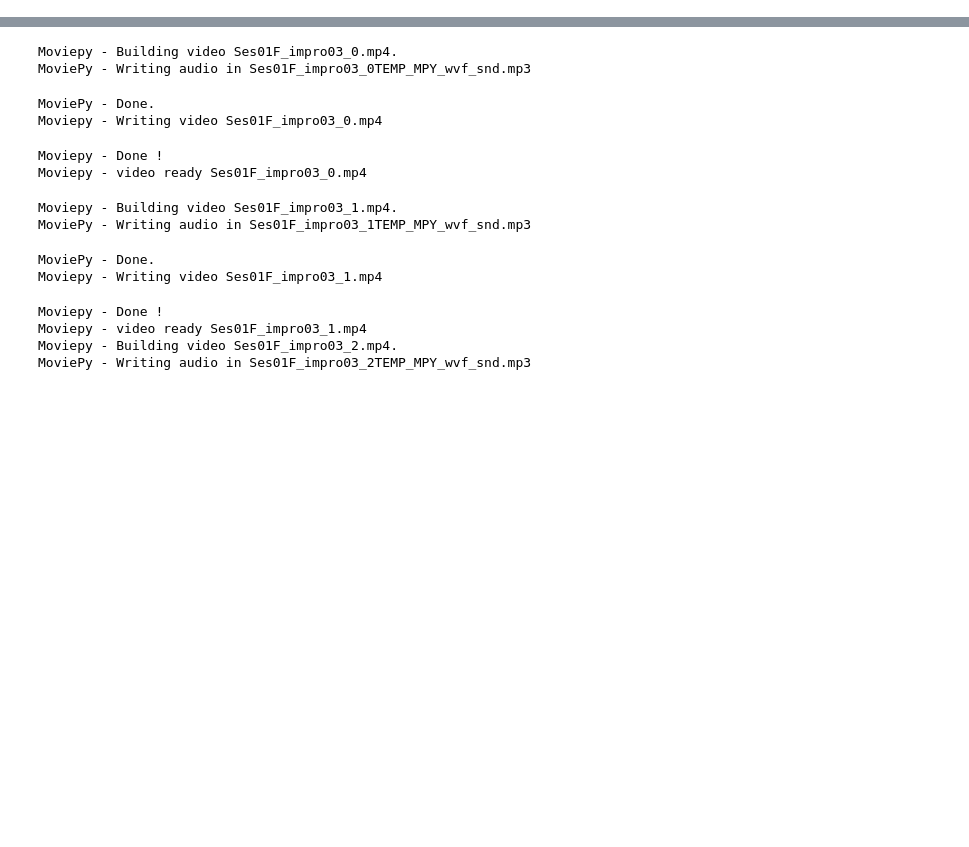
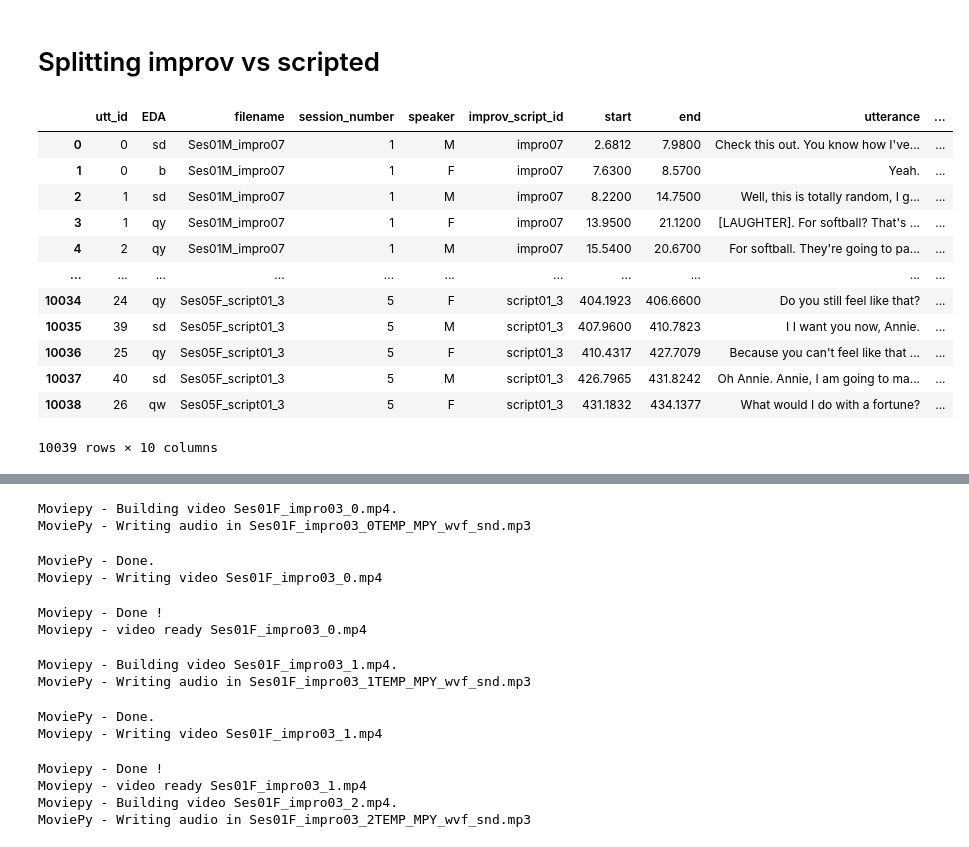
Before and after one commit to interaction-lab/multimodal-scripted-vs-improvised, a Jupyter notebook: iemocap_dataset_processing.ipynb, the cells around one changed output, grey strips where cells are left out. Cells and saved outputs as stored; diff of their text form; code cells hidden in the pictures; blank space fills up the shorter version.

Commit message:
Training code and splitting data

```diff
--- a/iemocap_dataset_processing.ipynb
+++ b/iemocap_dataset_processing.ipynb
@@ -0,0 +1,78 @@
+# %% [markdown]
+# Splitting improv vs scripted
+# %%
+import re
+import os
+import pandas as pd
+import numpy as np
+from transformers import AutoTokenizer
+from transformers import DataCollatorWithPadding
+from transformers import AutoModelForSequenceClassification, TrainingArguments, Trainer
+import evaluate
+from collections import Counter
+from sklearn.model_selection import train_test_split
+
+
+# 1. Access the corresponding .txt, .wav, and .avi files for each EDA label
+# Extract the conversation filename and speaker informationfrom the dataset
+eda_df = pd.read_csv("eda_iemocap_no_utts_dataset.csv")
+eda_df = eda_df[["speaker", "utt_id", "EDA"]]
+filename_ids = []
+speaker_M_F = []
+session_numbers = []
+for i, row in eda_df.iterrows():
+    match = re.search(r"b'(Ses(\d+)[MF]_.+\d+.*)_([MF])", row["speaker"])
+    filename_ids.append(match.group(1))
+    session_numbers.append(int(match.group(2)))
+    speaker_M_F.append(match.group(3))
+eda_df = eda_df.drop(columns=["speaker"])
+eda_df["filename"] = filename_ids
+eda_df["filename"] = eda_df["filename"].astype(str)
+eda_df["session_number"] = session_numbers
+eda_df["session_number"] = eda_df["session_number"].astype(int)
+eda_df["speaker"] = speaker_M_F
+eda_df["speaker"] = eda_df["speaker"].astype(str)
+eda_df["utt_id"] = eda_df["utt_id"].astype(int)
+# Access transcipt files based on filename
+utt_df = []
+root_dir = "IEMOCAP_full_release/"
+for i in range(1, 6):
+    directory = os.path.join(root_dir, f"Session{i}/dialog/transcriptions/")
+    for entry in os.scandir(directory):
+        if entry.is_file() and entry.path.endswith(".txt"):  # check if it's a file
+            try:
+                with open(entry.path, "r") as file:
+                    filename = entry.path.split("/")[-1][:-4]
+                    lines = file.readlines()
+                    for order, line in enumerate(lines):
+                        speaker_info, utterance = line.split(":")[0], line.split(":")[1]
+                        pattern = r"(F|M)(\d+)\s\[(\d+\.\d+)-(\d+\.\d+)\]"
+                        match = re.search(pattern, speaker_info)
+                        if match is None:
+                            continue
+                        speaker_f_m = match.group(1)
+                        utt_id = match.group(2)
+                        start = match.group(3)
+                        end = match.group(4)
+                        utt_df.append({"utt_id": int(utt_id), "filename": str(filename), "improv_script_id": str(filename[7:]), "start": float(start), "end": float(end), "speaker": str(speaker_f_m.strip()), "utterance": utterance.strip(), "session_number": int(i), "original_order": order})
+            except:
+                #print(entry.path) # these are meta files with ._ prepended to text file name
+                continue
+utt_df = pd.DataFrame(utt_df)
+# Combine the EDA and utterances together
+final_df = pd.merge(eda_df, utt_df, on=["utt_id", "session_number", "filename", "speaker"])
+final_df
+# %% [output]
+|  | utt_id | EDA | filename | session_number | speaker | improv_script_id | start | end | utterance | ... |
+| 0 | 0 | sd | Ses01M_impro07 | 1 | M | impro07 | 2.6812 | 7.9800 | Check this out. You know how I've... | ... |
+| 1 | 0 | b | Ses01M_impro07 | 1 | F | impro07 | 7.6300 | 8.5700 | Yeah. | ... |
+| 2 | 1 | sd | Ses01M_impro07 | 1 | M | impro07 | 8.2200 | 14.7500 | Well, this is totally random, I g... | ... |
+| 3 | 1 | qy | Ses01M_impro07 | 1 | F | impro07 | 13.9500 | 21.1200 | [LAUGHTER]. For softball? That's ... | ... |
+| 4 | 2 | qy | Ses01M_impro07 | 1 | M | impro07 | 15.5400 | 20.6700 | For softball. They're going to pa... | ... |
+| ... | ... | ... | ... | ... | ... | ... | ... | ... | ... | ... |
+| 10034 | 24 | qy | Ses05F_script01_3 | 5 | F | script01_3 | 404.1923 | 406.6600 | Do you still feel like that? | ... |
+| 10035 | 39 | sd | Ses05F_script01_3 | 5 | M | script01_3 | 407.9600 | 410.7823 | I I want you now, Annie. | ... |
+| 10036 | 25 | qy | Ses05F_script01_3 | 5 | F | script01_3 | 410.4317 | 427.7079 | Because you can't feel like that ... | ... |
+| 10037 | 40 | sd | Ses05F_script01_3 | 5 | M | script01_3 | 426.7965 | 431.8242 | Oh Annie. Annie, I am going to ma... | ... |
+| 10038 | 26 | qw | Ses05F_script01_3 | 5 | F | script01_3 | 431.1832 | 434.1377 | What would I do with a fortune? | ... |
+10039 rows × 10 columns
```
Also changed, not shown: parts of 13 cells of this notebook, 1 other file.
